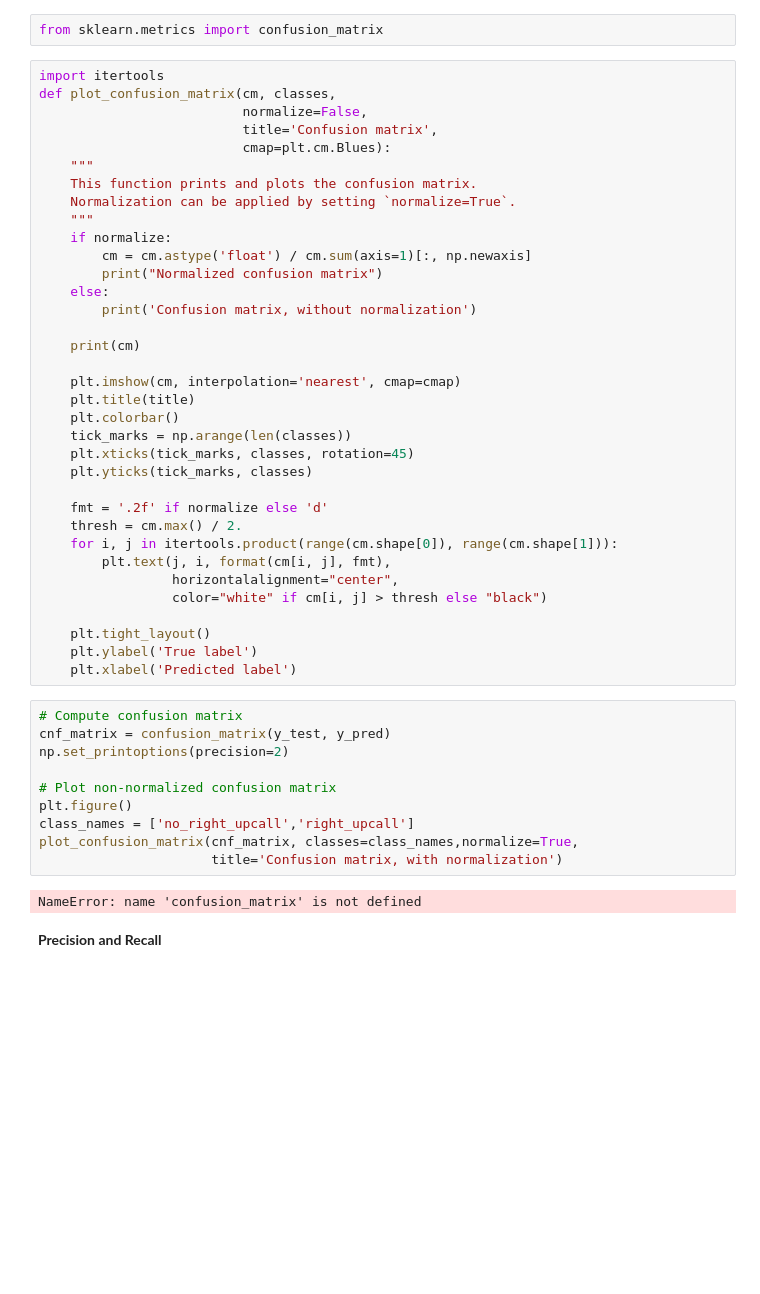
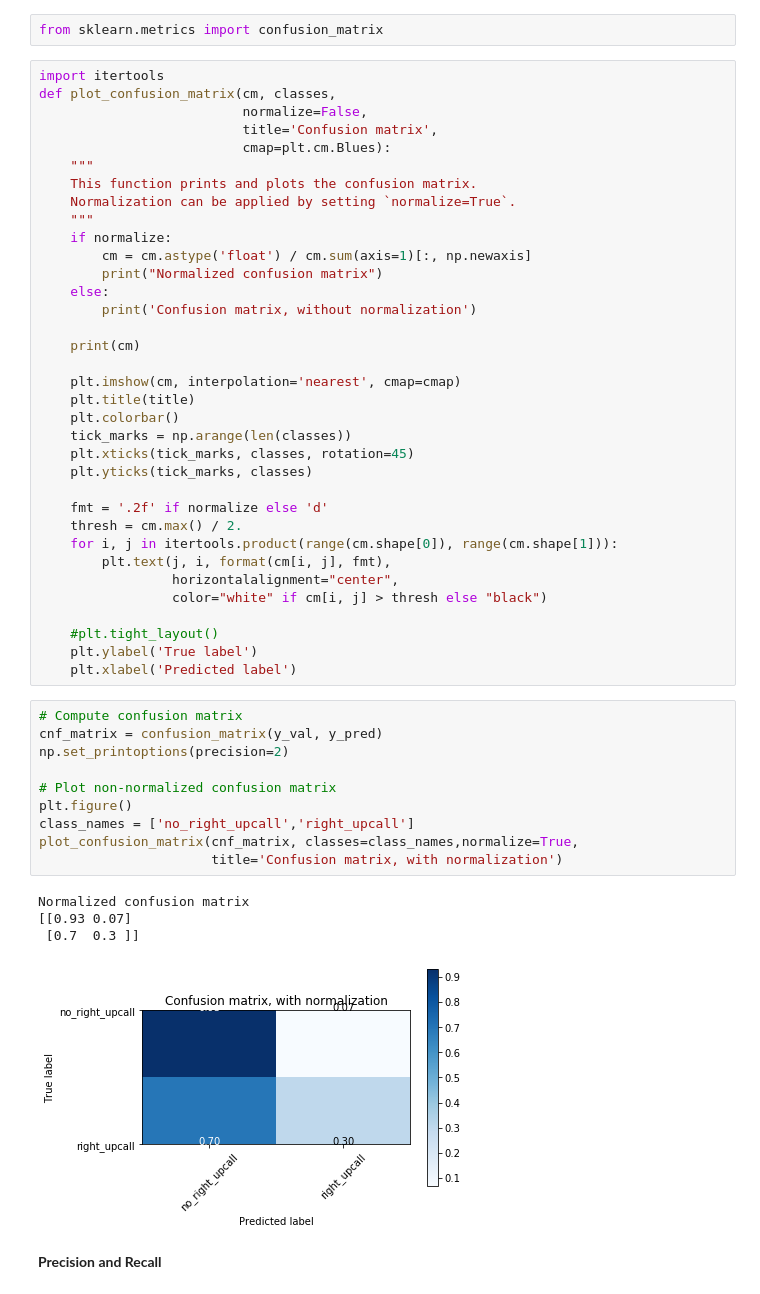
Before and after one commit to oceanhackweek/ohw19-tutorial-machine-learning, a Jupyter notebook: 2-classification.ipynb, the cells around one changed output. Cells and saved outputs as stored; diff of their text form; blank space fills up the shorter version.

```diff
--- a/2-classification.ipynb
+++ b/2-classification.ipynb
@@ -201,21 +186,24 @@ def plot_confusion_matrix(cm, classes,
                  horizontalalignment="center",
                  color="white" if cm[i, j] > thresh else "black")
 
-    plt.tight_layout()
+    #plt.tight_layout()
     plt.ylabel('True label')
     plt.xlabel('Predicted label')
 # %%
 # Compute confusion matrix
-cnf_matrix = confusion_matrix(y_test, y_pred)
+cnf_matrix = confusion_matrix(y_val, y_pred)
 np.set_printoptions(precision=2)
 
 # Plot non-normalized confusion matrix
 plt.figure()
 class_names = ['no_right_upcall','right_upcall']
 plot_confusion_matrix(cnf_matrix, classes=class_names,normalize=True,
                       title='Confusion matrix, with normalization')
 # %% [output]
-NameError: name 'confusion_matrix' is not defined
+Normalized confusion matrix
+[[0.93 0.07]
+ [0.7  0.3 ]]
+[figure, added]
 # %% [markdown]
 **Precision and Recall**
 # %% [markdown]
```
Also changed, not shown: parts of 31 cells of this notebook.
